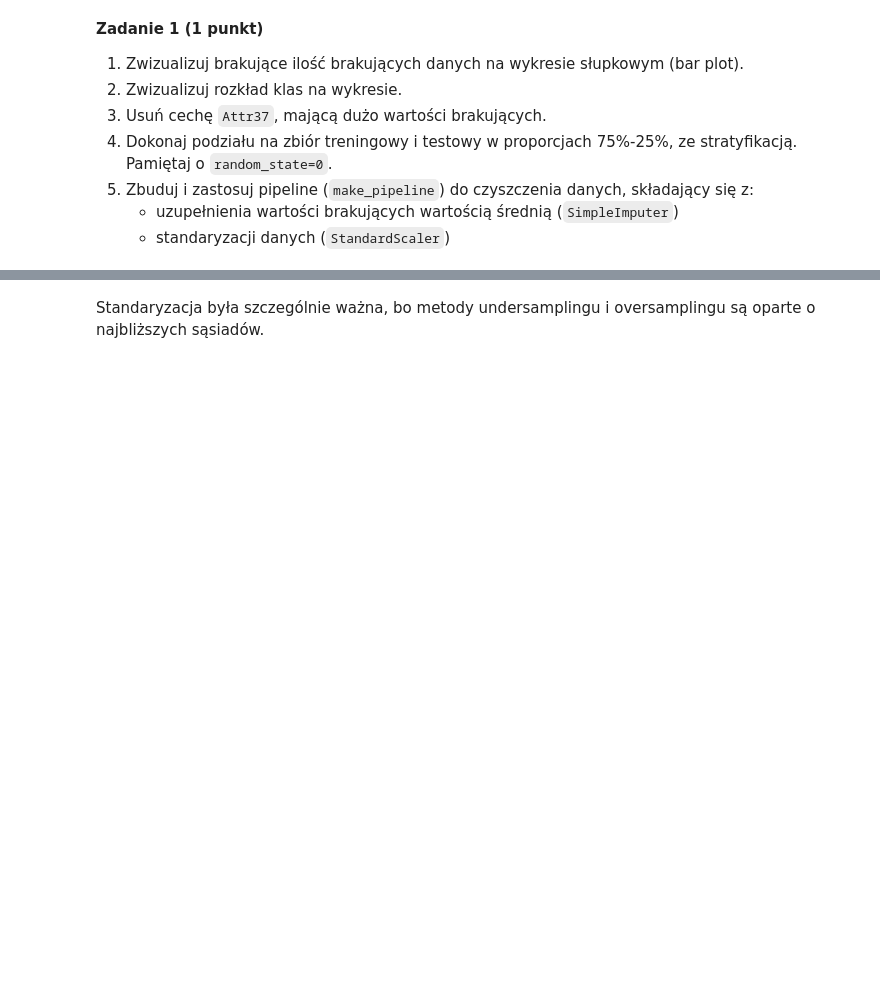
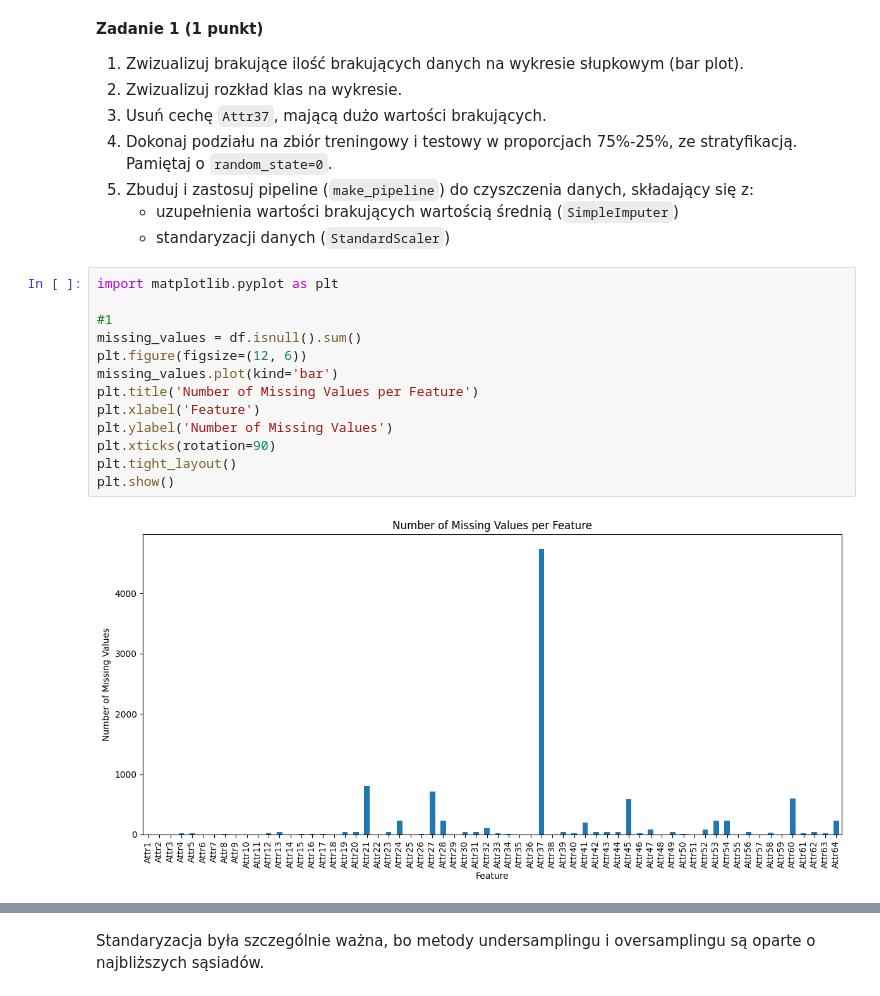
Before and after one commit to farodoc/podstawy-uczenia-maszynowego-24-25, a Jupyter notebook: lab5/notebook.ipynb, the cells around one changed output, grey strips where cells are left out. Cells and saved outputs as stored; diff of their text form; blank space fills up the shorter version.

```diff
--- a/lab5/notebook.ipynb
+++ b/lab5/notebook.ipynb
@@ -40,3 +40,18 @@ df.head()
 5. Zbuduj i zastosuj pipeline (`make_pipeline`) do czyszczenia danych, składający się z:
    - uzupełnienia wartości brakujących wartością średnią (`SimpleImputer`)
    - standaryzacji danych (`StandardScaler`)
+# %%
+import matplotlib.pyplot as plt
+
+#1
+missing_values = df.isnull().sum()
+plt.figure(figsize=(12, 6))
+missing_values.plot(kind='bar')
+plt.title('Number of Missing Values per Feature')
+plt.xlabel('Feature')
+plt.ylabel('Number of Missing Values')
+plt.xticks(rotation=90)
+plt.tight_layout()
+plt.show()
+# %% [output]
+[figure, added]
```
Also changed, not shown: parts of 42 cells of this notebook.
